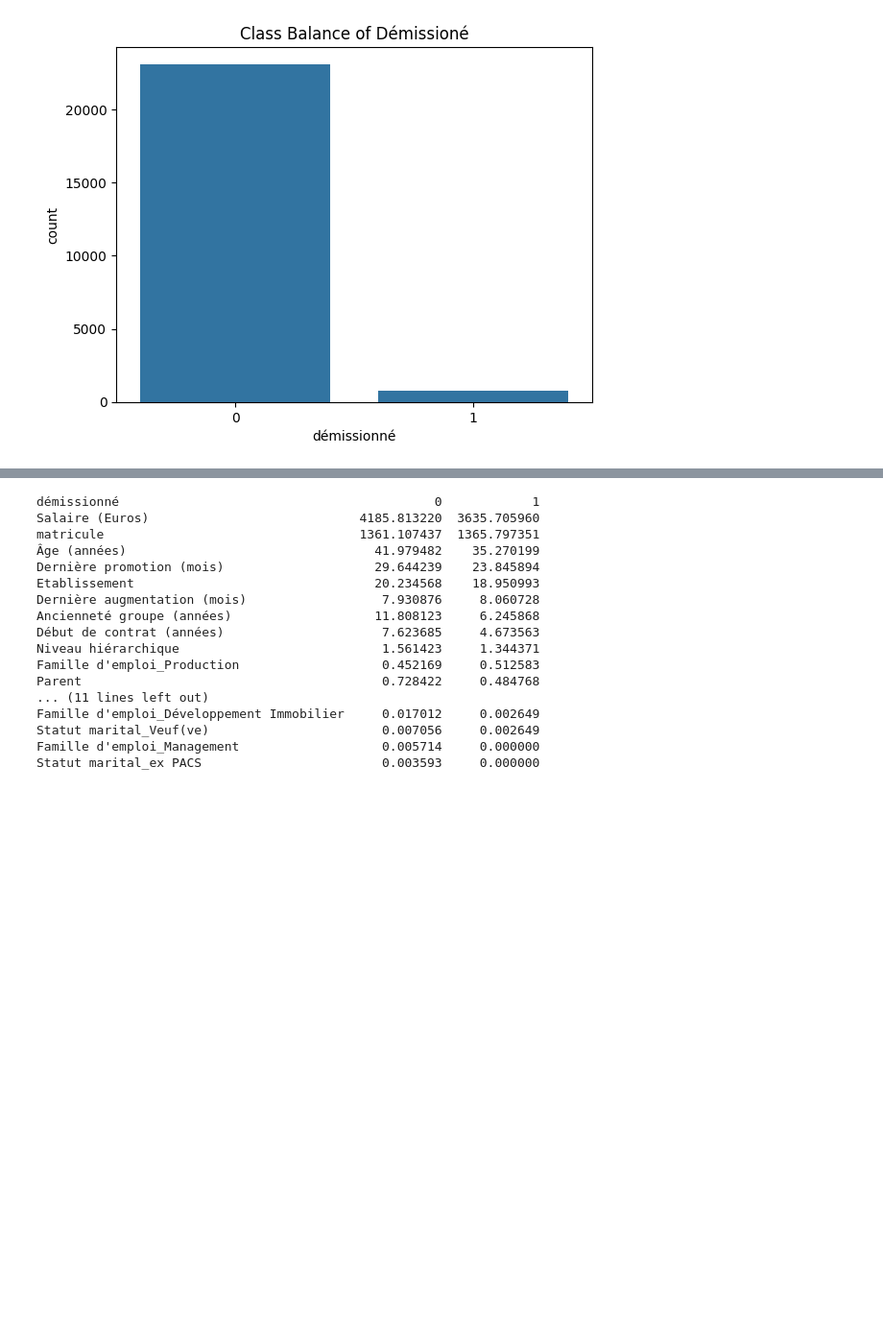
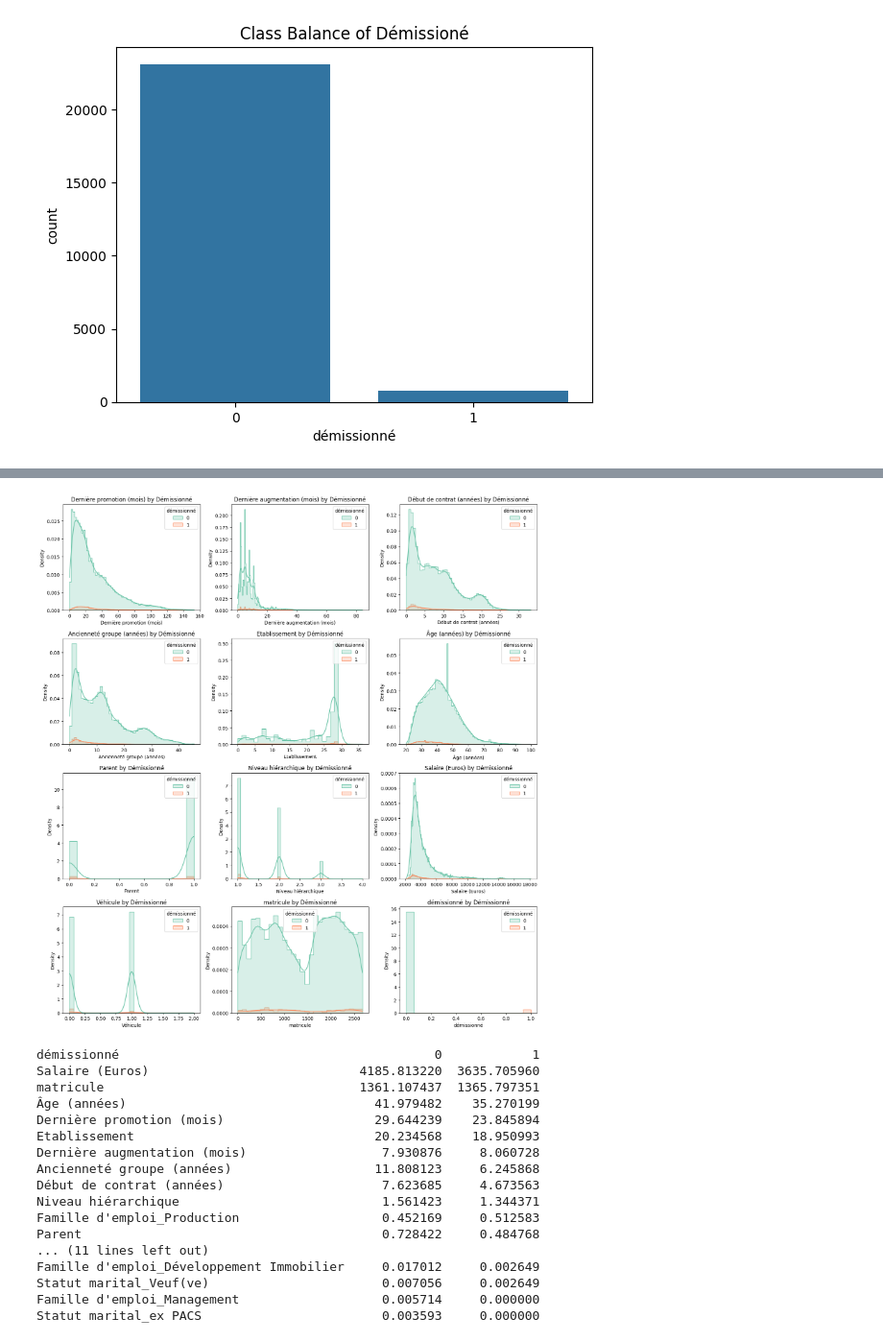
Before and after one commit to mateusgoto01/humans_resources_anomaly, a Jupyter notebook: HR_analysis.ipynb, the cells around one changed output, grey strips where cells are left out. Shown at 96% size. Saved outputs shown, nothing was run; the diff lists cells and outputs as text; code cells hidden in the pictures; blank space fills up the shorter version.

```diff
--- a/HR_analysis.ipynb
+++ b/HR_analysis.ipynb
@@ -205,3 +268,23 @@ for col in df.columns:
+# %%
+numeric_cols = [col for col in df.columns if df[col].dtype != 'object']
+
+n_cols = 3
+n_rows = math.ceil(len(numeric_cols) / n_cols)
+
+fig, axes = plt.subplots(n_rows, n_cols, figsize=(n_cols * 5, n_rows * 4))
+axes = axes.flatten()
+
+for i, col in enumerate(numeric_cols):
+    sns.histplot(data=df, x=col, hue='démissionné', kde=True, ax=axes[i], palette='Set2', element='step', stat='density')
+    axes[i].set_title(f'{col} by Démissionné')
+
+for j in range(i + 1, len(axes)):
+    fig.delaxes(axes[j])
+
+plt.tight_layout()
+plt.show()
+# %% [output]
+[figure, added]
 # %%
 profile = df.groupby('démissionné').mean().T.sort_values(by=1, ascending=False)
 print(profile)
```
Also changed, not shown: parts of 34 cells of this notebook.
